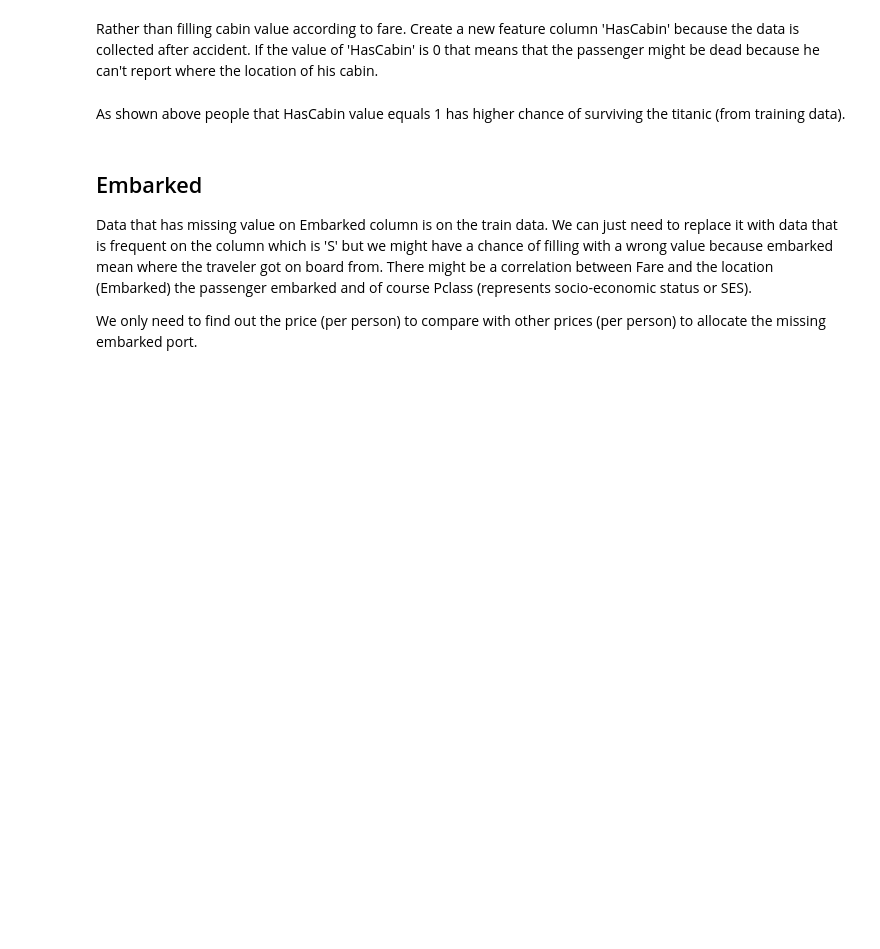
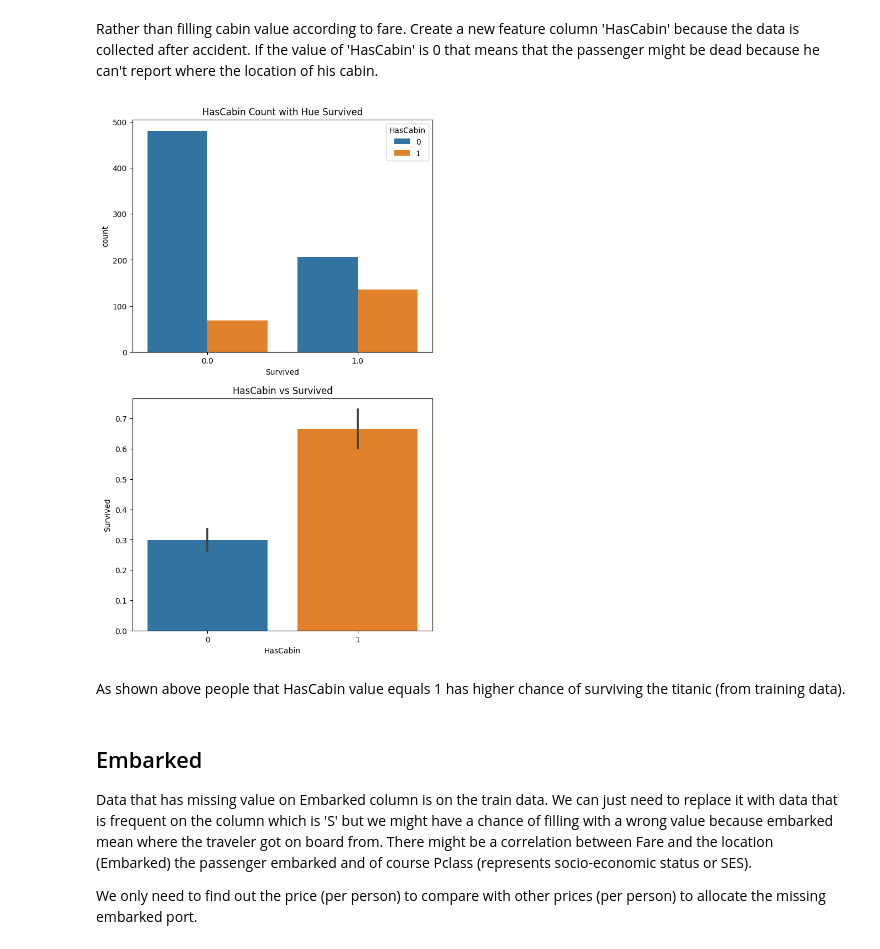
Before and after one commit to marcellinus-witarsah/titanic-survival-modelll, a Jupyter notebook: titanic-survival-model-notebook.ipynb, the cells around one changed output. Drawn from its saved outputs; the diff is of its cells as text; code cells hidden in the pictures; blank space fills up the shorter version.

```diff
--- a/titanic-survival-model-notebook.ipynb
+++ b/titanic-survival-model-notebook.ipynb
@@ -220,12 +295,14 @@ titanic_all['HasCabin'] = titanic_all['Cabin']\
 # %%
 fig, ax = plt.subplots(figsize=(7,12), nrows=2)
 ax[0].set_title('HasCabin Count with Hue Survived')
-sns.countplot(x='HasCabin', hue='Survived',
+sns.countplot(x='Survived', hue='HasCabin',
               data=titanic_all, ax=ax[0])
 
-ax[1].set_title('')
+ax[1].set_title('HasCabin vs Survived')
 sns.barplot(x='HasCabin', y='Survived', data=titanic_all, ax=ax[1])
 plt.show()
+# %% [output]
+[figure, added]
 # %% [markdown]
 As shown above people that HasCabin value equals 1 has higher chance of surviving the titanic (from training data).
 # %% [markdown]
```
Also changed, not shown: parts of 22 cells of this notebook.
